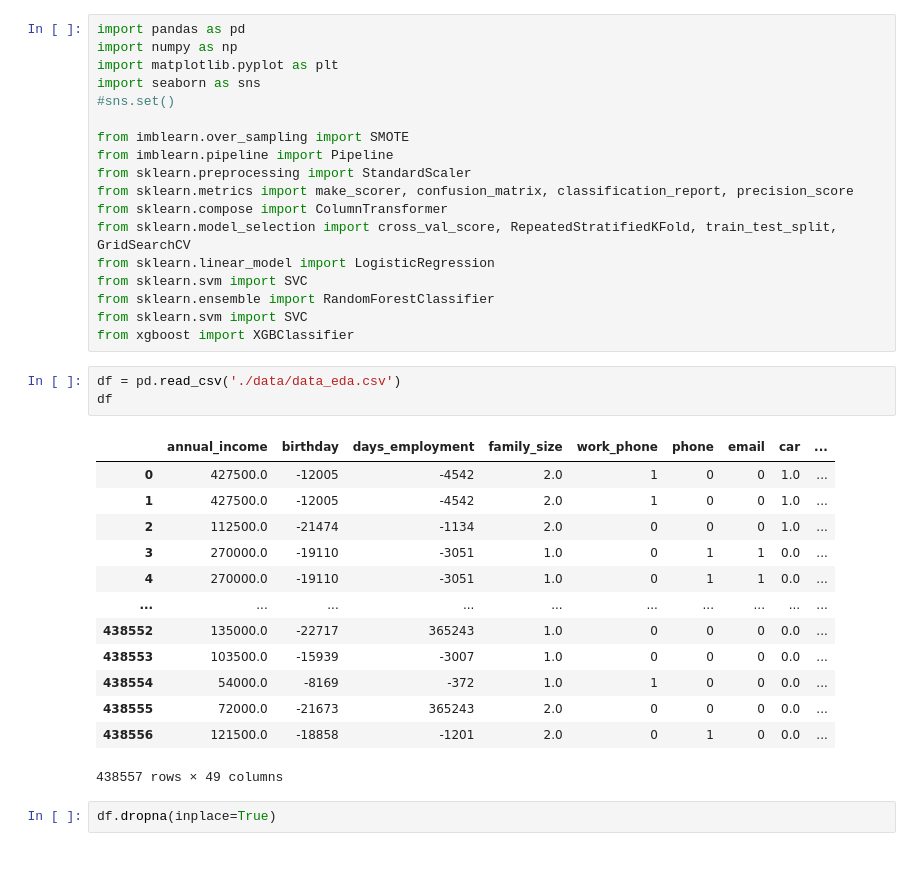
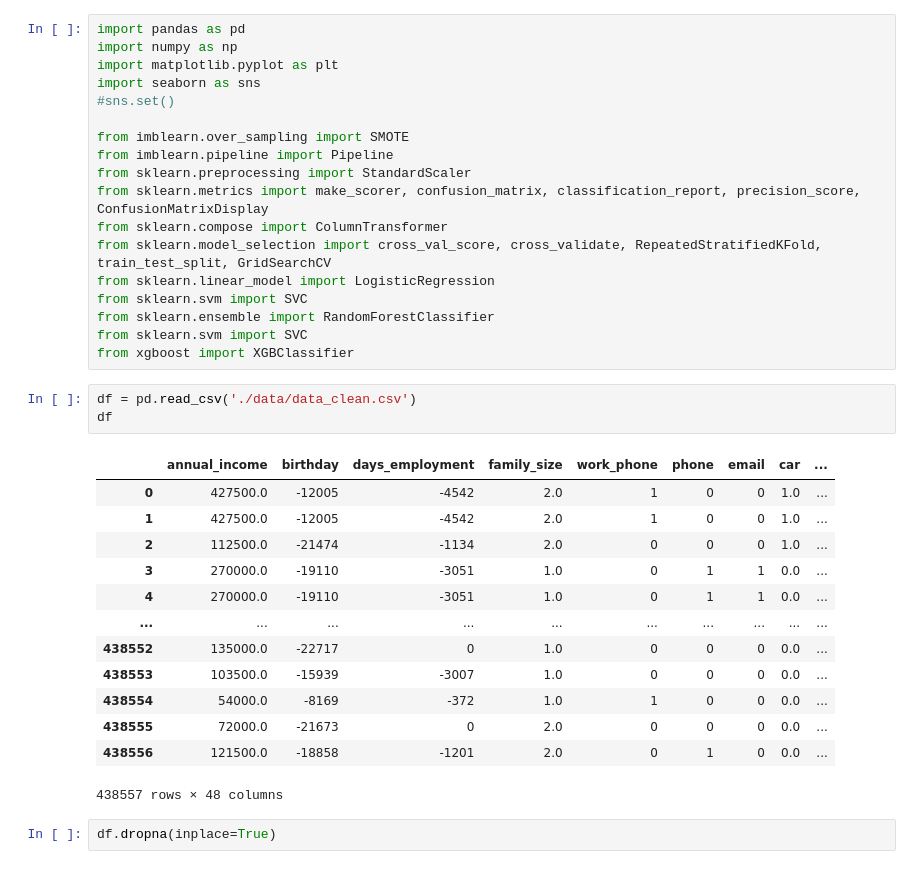
Before and after one commit to ZhixingRuan/credit-card-approval_project, a Jupyter notebook: model_2_modelling.ipynb, the cells around one changed output. Cells and saved outputs as stored; diff of their text form.

Commit message:
add data related files, add cv process

```diff
--- a/model_2_modelling.ipynb
+++ b/model_2_modelling.ipynb
@@ -8,31 +8,31 @@ import seaborn as sns
 from imblearn.over_sampling import SMOTE
 from imblearn.pipeline import Pipeline
 from sklearn.preprocessing import StandardScaler
-from sklearn.metrics import make_scorer, confusion_matrix, classification_report, precision_score
+from sklearn.metrics import make_scorer, confusion_matrix, classification_report, precision_score, ConfusionMatrixDisplay
 from sklearn.compose import ColumnTransformer
-from sklearn.model_selection import cross_val_score, RepeatedStratifiedKFold, train_test_split, GridSearchCV
+from sklearn.model_selection import cross_val_score, cross_validate, RepeatedStratifiedKFold, train_test_split, GridSearchCV
 from sklearn.linear_model import LogisticRegression
 from sklearn.svm import SVC
 from sklearn.ensemble import RandomForestClassifier
 from sklearn.svm import SVC
 from xgboost import XGBClassifier
 # %%
-df = pd.read_csv('./data/data_eda.csv')
+df = pd.read_csv('./data/data_clean.csv')
 df
 # %% [output]
 |  | annual_income | birthday | days_employment | family_size | work_phone | phone | email | car | ... |
 | 0 | 427500.0 | -12005 | -4542 | 2.0 | 1 | 0 | 0 | 1.0 | ... |
 | 1 | 427500.0 | -12005 | -4542 | 2.0 | 1 | 0 | 0 | 1.0 | ... |
 | 2 | 112500.0 | -21474 | -1134 | 2.0 | 0 | 0 | 0 | 1.0 | ... |
 | 3 | 270000.0 | -19110 | -3051 | 1.0 | 0 | 1 | 1 | 0.0 | ... |
 | 4 | 270000.0 | -19110 | -3051 | 1.0 | 0 | 1 | 1 | 0.0 | ... |
 | ... | ... | ... | ... | ... | ... | ... | ... | ... | ... |
-| 438552 | 135000.0 | -22717 | 365243 | 1.0 | 0 | 0 | 0 | 0.0 | ... |
+| 438552 | 135000.0 | -22717 | 0 | 1.0 | 0 | 0 | 0 | 0.0 | ... |
 | 438553 | 103500.0 | -15939 | -3007 | 1.0 | 0 | 0 | 0 | 0.0 | ... |
 | 438554 | 54000.0 | -8169 | -372 | 1.0 | 1 | 0 | 0 | 0.0 | ... |
-| 438555 | 72000.0 | -21673 | 365243 | 2.0 | 0 | 0 | 0 | 0.0 | ... |
+| 438555 | 72000.0 | -21673 | 0 | 2.0 | 0 | 0 | 0 | 0.0 | ... |
 | 438556 | 121500.0 | -18858 | -1201 | 2.0 | 0 | 1 | 0 | 0.0 | ... |
-438557 rows × 49 columns
+438557 rows × 48 columns
 # %%
 df.dropna(inplace=True)
 # %%
```
Also changed, not shown: parts of 21 cells of this notebook, 8 other files.
